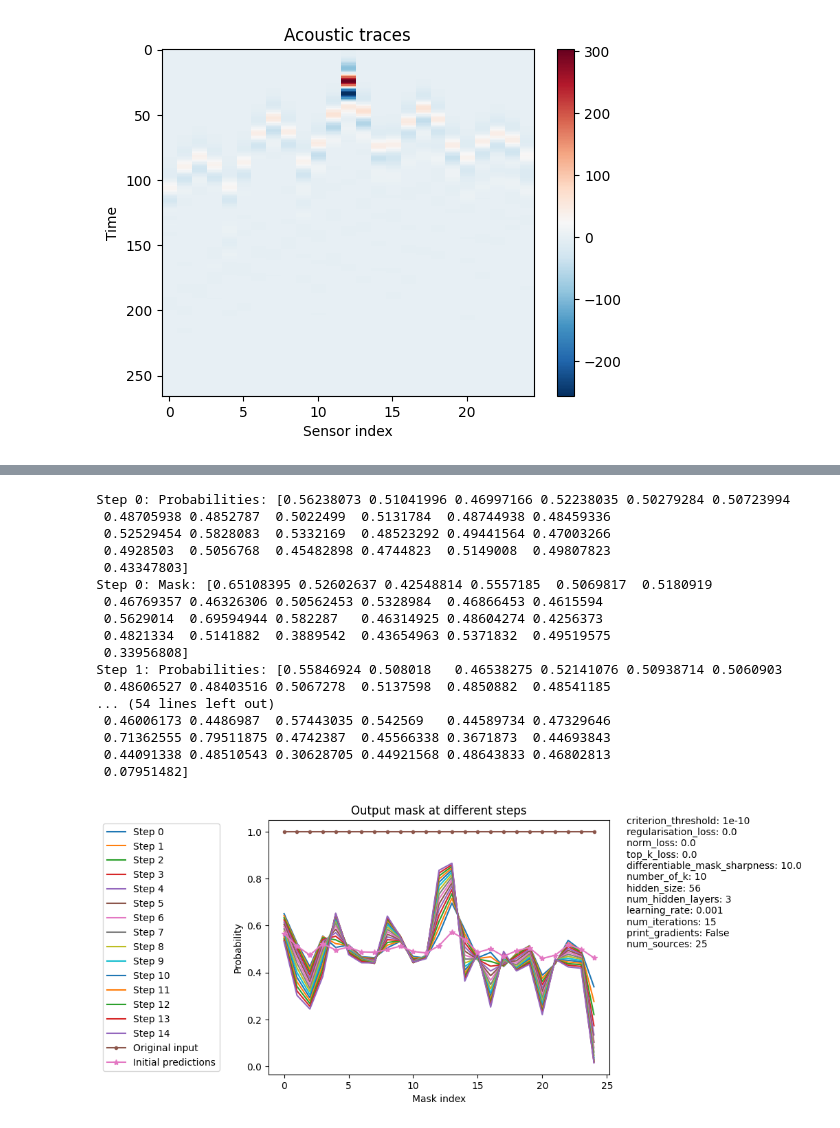
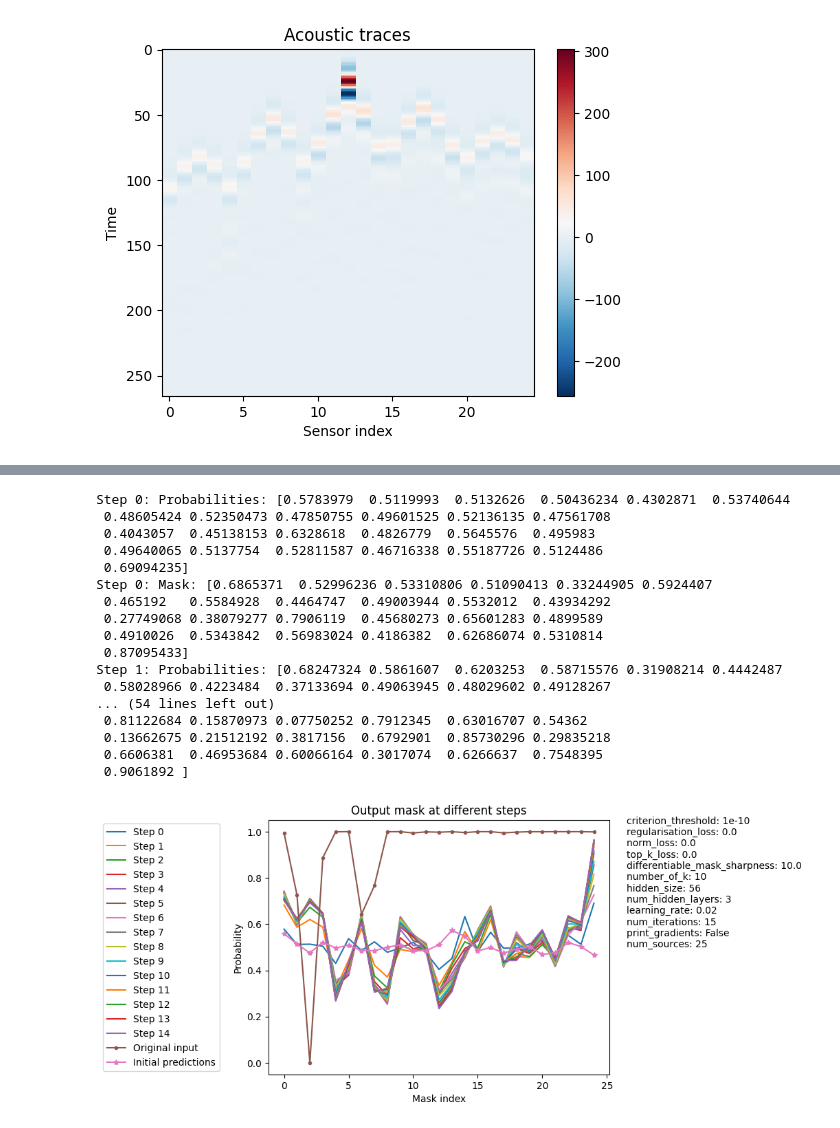
Before and after one commit to armercier/Hybrid-OED, a Jupyter notebook: src/scripts/test_case_D.ipynb, the cells around one changed output, grey strips where cells are left out. Drawn from its saved outputs; the diff is of its cells as text; code cells hidden in the pictures.

```diff
--- a/src/scripts/test_case_D.ipynb
+++ b/src/scripts/test_case_D.ipynb
@@ -266,15 +240,16 @@ fcn_params = {
 # %%
-# Calculate the eigenvalue criterion for each Jacobian row to serves as input for the network
-
 criterion_threshold = fcn_params["criterion_threshold"]
 
-# C_sources_1e_3 = []
-# for array in stacked_array:
-#     C_sources_1e_3.append(eigenvalue_criterion(array, threshold=criterion_threshold))
+C_sources_1e_3 = []
+for array in stacked_array:
+    C_sources_1e_3.append(eigenvalue_criterion(array, threshold=criterion_threshold))
 
-# C_sources_1e_3 = jnp.array(C_sources_1e_3)
+C_sources_1e_3 = jnp.array(C_sources_1e_3)
 
-# del stacked_array
+# delete stacked array and jacobians and trnposed jacobians from memeory
+del jacobians
+del transposed_jacobians
+del stacked_array
 # %%
 # FWI functions
 
@@ -465,6 +352,7 @@ def fwi(probabilities):
         c0 = get_sound_speed(params)
         p = single_source_simulation(c0, source_num)
         data = p_data[source_num]
+        data *= probabilities[source_num]
         # return jnp.mean(jnp.abs(hilbert_transf(p) -hilbert_transf(data)) ** 2)
         # L2 loss
         return jnp.mean((p - data) ** 2)
@@ -478,10 +366,10 @@ def fwi(probabilities):
         src_num = random.choice(key, num_sources)
         lossval, gradient = loss_with_grad(v, src_num)
         # gradient = smooth_fun(gradient)
-        gradient *= probabilities[src_num]
+        # gradient *= probabilities[src_num]
         return lossval, update_fun(k, gradient, opt_state)
 
-    for k in range(55):
+    for k in range(45):
 
         lossval, opt_state = update(opt_state, key, k, probabilities)
 
@@ -511,7 +399,7 @@ def differentiable_loss_fn(model, x, criterion_threshold ,sharpness=10.0, mask_p
     # singular_loss = eigenvalue_criterion(weighted_matrix, threshold=criterion_threshold)
     inverted_model, lossval = fwi(probabilities)
 
-    fwi_loss = jnp.linalg.norm(inverted_model - true_model, ord=1)
+    fwi_loss = jnp.linalg.norm((inverted_model - true_model), ord=1)
 
     # fwi_loss = lossval
 
@@ -520,19 +408,11 @@ def differentiable_loss_fn(model, x, criterion_threshold ,sharpness=10.0, mask_p
     # return -(singular_loss) + params["regularisation_loss"]*regularization_loss + params["norm_loss"]*norm_loss + params["top_k_loss"]*top_k_loss
     return fwi_loss + fcn_params["regularisation_loss"]*regularization_loss + fcn_params["norm_loss"]*norm_loss
 # %%
-# Example Usage
-key = jax.random.PRNGKey(42)
-input_size = fcn_params["num_sources"]
-hidden_size = fcn_params["hidden_size"]
-num_hidden_layers = fcn_params["num_hidden_layers"]
-model = FullyConnectedNN(input_size, hidden_size, num_hidden_layers, key)
-
-print("Model:", model)
 
 # matrix = jax.random.normal(key, (100, 50))  # Matrix with 100 rows and 50 columns
 # matrix = complex_stack_complete_2D
 # x = jax.random.normal(key, (input_size,))  # Input to the network
-# x = C_sources_1e_3
-x = jnp.ones(input_size)
+x = C_sources_1e_3
+# x = jnp.ones(input_size)
 # x = (x - jnp.mean(x)) / jnp.std(x)
-# x = (x - jnp.min(x)) / (jnp.max(x) - jnp.min(x))
+x = (x - jnp.min(x)) / (jnp.max(x) - jnp.min(x))
@@ -581,7 +443,7 @@ def train_step(model, criterion_threshold, optimizer, opt_state, x, logs):
 
 # Initialize the model and optimizer
 key = jax.random.PRNGKey(42)
-model = FullyConnectedNN(input_size, hidden_size, num_hidden_layers, key)
+model = FullyConnectedNN(fcn_params["num_sources"], fcn_params["hidden_size"], fcn_params["num_hidden_layers"], key)
 optimizer = optax.adamw(fcn_params["learning_rate"])  # Adam optimizer
 opt_state = optimizer.init(eqx.filter(model, eqx.is_inexact_array))  # Initialize optimizer state
 initial_predictions = model(x)  # Initial predictions
@@ -629,50 +491,51 @@ Step 14, Loss: 38772.4765625
 # %%
 # Print the first few steps for inspection
 for i, (probs, mask) in enumerate(zip(logs["probabilities"], logs["masks"])):
     print(f"Step {i}: Probabilities: {probs}")
     print(f"Step {i}: Mask: {mask}")
     if i > 5:  # Limit to first few steps for readability
         break
 
 # Example: Plot the first mask at different training steps
 steps_to_plot = [i for i in range(num_steps)]  # Select steps to visualize
 plt.figure()
 
 for step in steps_to_plot:
     plt.title(f"Output mask at different steps")
-    plt.plot(logs["masks"][step], label=f"Step {step}")
+    # plt.plot(logs["masks"][step], label=f"Step {step}")
+    plt.plot(logs["probabilities"][step], label=f"Step {step}")
     # plt.colorbar(label="Mask Values")
     plt.xlabel("Mask index")
     plt.ylabel("Probability")
 
 plt.plot(x, ".-", label="Original input")
 plt.plot(initial_predictions,"*-", label="Initial predictions")
 # put the legend outside of the graph, to the left
 plt.legend(loc='center left', bbox_to_anchor=(-0.5, 0.5))
 
 # add the params dictionary to the plot, on the right, one key per line
 plt.text(1.05, 0.5, '\n'.join([f"{key}: {value}" for key, value in fcn_params.items()]), transform=plt.gca().transAxes)
 
 plt.show()
 # %% [output]
-Step 0: Probabilities: [0.56238073 0.51041996 0.46997166 0.52238035 0.50279284 0.50723994
- 0.48705938 0.4852787  0.5022499  0.5131784  0.48744938 0.48459336
- 0.52529454 0.5828083  0.5332169  0.48523292 0.49441564 0.47003266
- 0.4928503  0.5056768  0.45482898 0.4744823  0.5149008  0.49807823
- 0.43347803]
-Step 0: Mask: [0.65108395 0.52602637 0.42548814 0.5557185  0.5069817  0.5180919
- 0.46769357 0.46326306 0.50562453 0.5328984  0.46866453 0.4615594
- 0.5629014  0.69594944 0.582287   0.46314925 0.48604274 0.4256373
- 0.4821334  0.5141882  0.3889542  0.43654963 0.5371832  0.49519575
- 0.33956808]
-Step 1: Probabilities: [0.55846924 0.508018   0.46538275 0.52141076 0.50938714 0.5060903
- 0.48606527 0.48403516 0.5067278  0.5137598  0.4850882  0.48541185
+Step 0: Probabilities: [0.5783979  0.5119993  0.5132626  0.50436234 0.4302871  0.53740644
+ 0.48605424 0.52350473 0.47850755 0.49601525 0.52136135 0.47561708
+ 0.4043057  0.45138153 0.6328618  0.4826779  0.5645576  0.495983
+ 0.49640065 0.5137754  0.52811587 0.46716338 0.55187726 0.5124486
+ 0.69094235]
+Step 0: Mask: [0.6865371  0.52996236 0.53310806 0.51090413 0.33244905 0.5924407
+ 0.465192   0.5584928  0.4464747  0.49003944 0.5532012  0.43934292
+ 0.27749068 0.38079277 0.7906119  0.45680273 0.65601283 0.4899589
+ 0.4910026  0.5343842  0.56983024 0.4186382  0.62686074 0.5310814
+ 0.87095433]
+Step 1: Probabilities: [0.68247324 0.5861607  0.6203253  0.58715576 0.31908214 0.4442487
+ 0.58028966 0.4223484  0.37133694 0.49063945 0.48029602 0.49128267
 ... (54 lines left out)
- 0.46006173 0.4486987  0.57443035 0.542569   0.44589734 0.47329646
- 0.71362555 0.79511875 0.4742387  0.45566338 0.3671873  0.44693843
- 0.44091338 0.48510543 0.30628705 0.44921568 0.48643833 0.46802813
- 0.07951482]
+ 0.81122684 0.15870973 0.07750252 0.7912345  0.63016707 0.54362
+ 0.13662675 0.21512192 0.3817156  0.6792901  0.85730296 0.29835218
+ 0.6606381  0.46953684 0.60066164 0.3017074  0.6266637  0.7548395
+ 0.9061892 ]
-[figure, old version]
+[figure, new version]
 # %%
 final_mask = logs["masks"][-1]
 best_sources_C = jnp.argsort(final_mask)[-10:]
```
Also changed, not shown: parts of 10 cells of this notebook, 1 other file.
